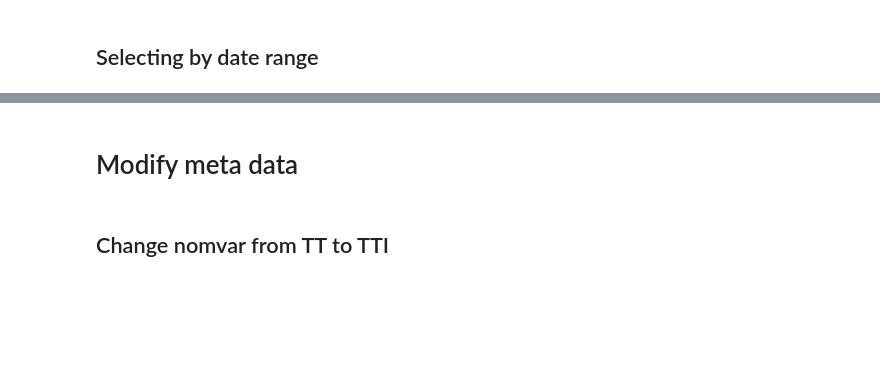
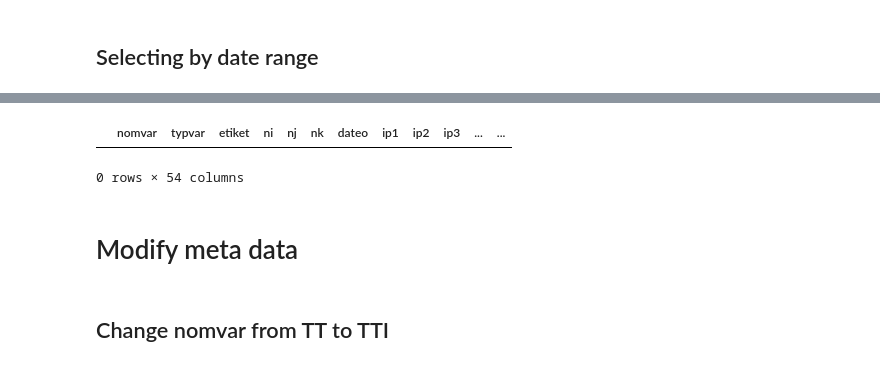
Before and after one commit to sebastiendfortier/fstpy, a Jupyter notebook: doc/Tutorial.ipynb, the cells around one changed output, grey strips where cells are left out. Cells and saved outputs as stored; diff of their text form; code cells hidden in the pictures; blank space fills up the shorter version.

```diff
--- a/doc/Tutorial.ipynb
+++ b/doc/Tutorial.ipynb
@@ -425,7 +522,11 @@ sel_uuvv6_df.tail(10)
 ## Selecting by date range
 # %%
 # define a start and end date
-start_date = datetime(dateTimeObj.year,dateTimeObj.month,dateTimeObj.day)
-end_date = datetime(dateTimeObj.year,dateTimeObj.month,dateTimeObj.day+1,23)
+start_date = "2022-01-25 00:00:00"
+end_date = datetime(dateTimeObj.year,dateTimeObj.month,dateTimeObj.day)
+print(start_date)
+
+print(end_date)
 print(f'dates between {start_date} and {end_date}')
 df.loc[df.date_of_validity.between(start_date, end_date, inclusive=True)]
+# %% [output]
@@ -432,3 +536,5 @@ df.loc[df.date_of_validity.between(start_date, end_date, inclusive=True)]
+|  | nomvar | typvar | etiket | ni | nj | nk | dateo | ip1 | ip2 | ip3 | ... | ... |
+0 rows × 54 columns
 # %% [markdown]
 # Modify meta data
 # %% [markdown]
```
Also changed, not shown: parts of 33 cells of this notebook, 1 other file.
